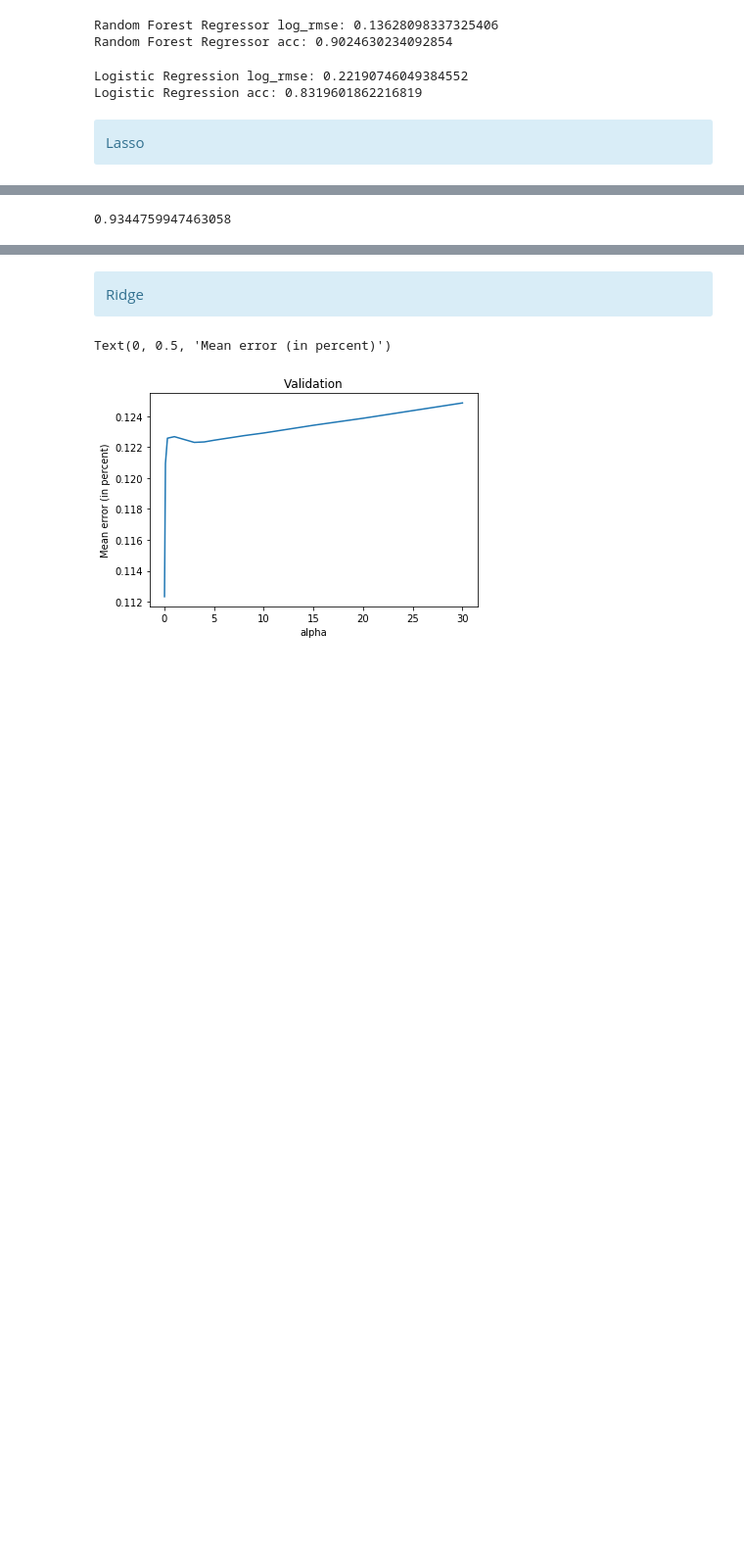
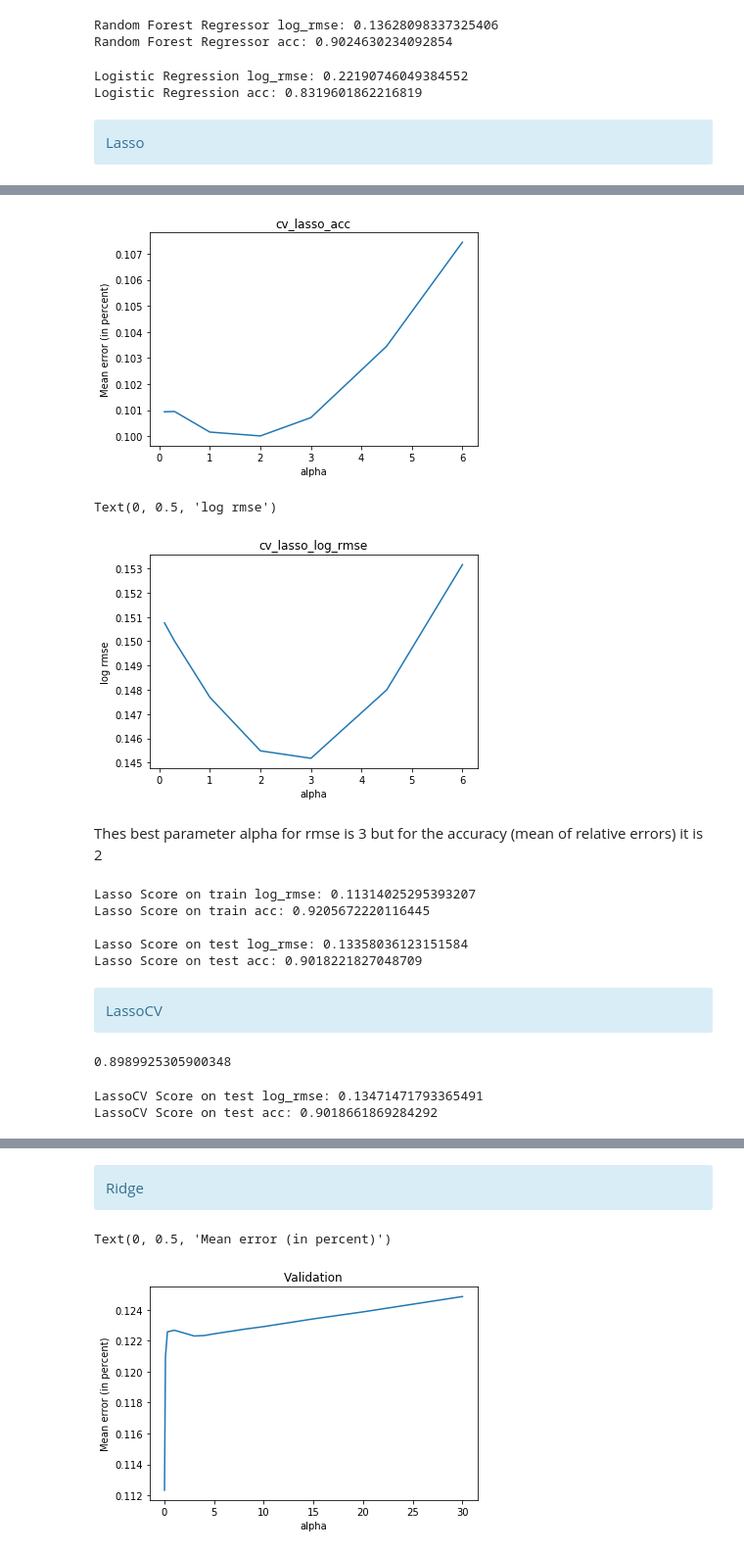
Before and after one commit to Makubu/AML, a Jupyter notebook: Chall2_Houses_Prediction/test_house_pricing_challenge - Copie.ipynb, the cells around one changed output, grey strips where cells are left out. Shown: that part at 98% size. Cells and saved outputs as stored; diff of their text form; code cells hidden in the pictures; blank space fills up the shorter version.

Commit message:
Lasso propre

```diff
--- a/Chall2_Houses_Prediction/test_house_pricing_challenge - Copie.ipynb
+++ b/Chall2_Houses_Prediction/test_house_pricing_challenge - Copie.ipynb
@@ -869,3 +869,14 @@ Logistic Regression acc: 0.8319601862216819
 <div class='alert alert-block alert-info'>
 Lasso
 </div>
+# %%
+from sklearn.linear_model import Lasso
+
+alphas = [0.1, 0.3, 1, 2, 3, 4.5, 6]
+cv_lasso_acc = []
+cv_lasso_log_rmse = []
+for alpha in alphas :
+    print(alpha)
+    cv=cross_validate(Lasso(max_iter=100000, alpha=alpha), X_train, y_train, scoring={'tuned_acc': make_scorer(tuned_acc), 'log_rmse': make_scorer(log_rmse)}, cv=5)
+    cv_lasso_acc.append(1-cv['test_tuned_acc'].mean())
+    cv_lasso_log_rmse.append(cv['test_log_rmse'].mean())
@@ -871,0 +891,17 @@ Lasso
+# %%
+cv_lasso_acc_plot = pd.Series(cv_lasso_acc, index = alphas)
+cv_lasso_acc_plot.plot(title = "cv_lasso_acc")
+plt.xlabel("alpha")
+plt.ylabel("Mean error (in percent)")
+plt.show()
+
+cv_lasso_log_rmse_plot = pd.Series(cv_lasso_log_rmse, index = alphas)
+cv_lasso_log_rmse_plot.plot(title = "cv_lasso_log_rmse")
+plt.xlabel("alpha")
+plt.ylabel("log rmse")
+# %% [output]
+[figure, added]
+Text(0, 0.5, 'log rmse')
+[figure, added]
+# %% [markdown]
+Thes best parameter alpha for rmse is 3 but for the accuracy (mean of relative errors) it is 2
@@ -872,3 +910,19 @@ Lasso
+# %%
+print('Lasso Score on train log_rmse: {}'.format(log_rmse(lasso_model.predict(X_train),y_train)))
+print('Lasso Score on train acc: {}'.format(tuned_acc(lasso_model.predict(X_train),y_train)))
+print()
+print('Lasso Score on test log_rmse: {}'.format(log_rmse(lasso_model.predict(X_test),y_test)))
+print('Lasso Score on test acc: {}'.format(tuned_acc(lasso_model.predict(X_test),y_test)))
+# %% [output]
+Lasso Score on train log_rmse: 0.11314025295393207
+Lasso Score on train acc: 0.9205672220116445
+
+Lasso Score on test log_rmse: 0.13358036123151584
+Lasso Score on test acc: 0.9018221827048709
+# %% [markdown]
+<div class='alert alert-block alert-info'>
+LassoCV
+</div>
 # %%
 from sklearn.linear_model import LassoCV, LassoLarsCV
 
@@ -878,4 +932,10 @@ cv_lasso = cross_validate(model_lasso, X_train, y_train, scoring={'tuned_acc': m
 # %%
-cv_lasso['test_tuned_acc'].mean()
+cv_lassoCV['test_tuned_acc'].mean()
 # %% [output]
-0.9344759947463058
+0.8989925305900348
+# %%
+print('LassoCV Score on test log_rmse: {}'.format(log_rmse(model_lassoCV.predict(X_test),y_test)))
+print('LassoCV Score on test acc: {}'.format(tuned_acc(model_lassoCV.predict(X_test),y_test)))
+# %% [output]
+LassoCV Score on test log_rmse: 0.13471471793365491
+LassoCV Score on test acc: 0.9018661869284292
```
Also changed, not shown: parts of 5 cells of this notebook.
